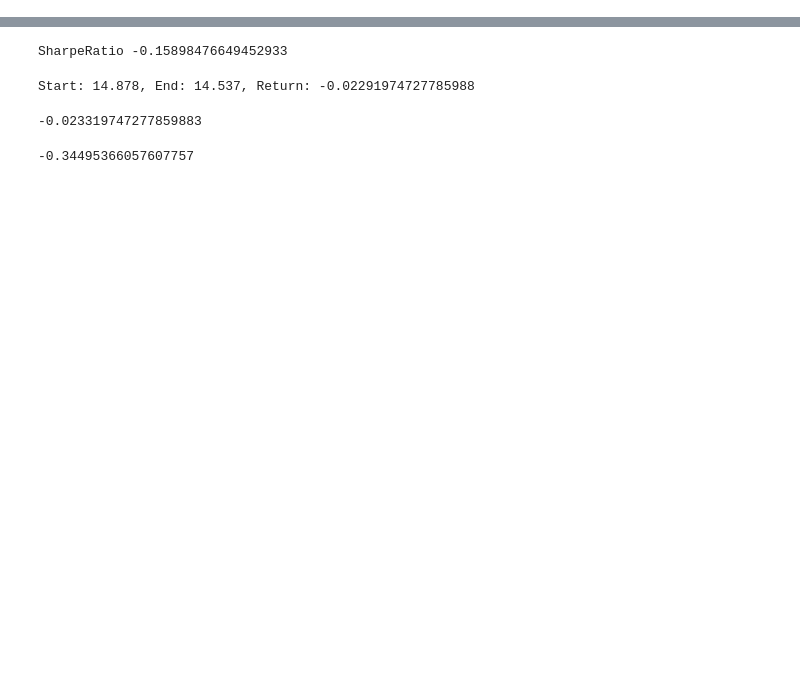
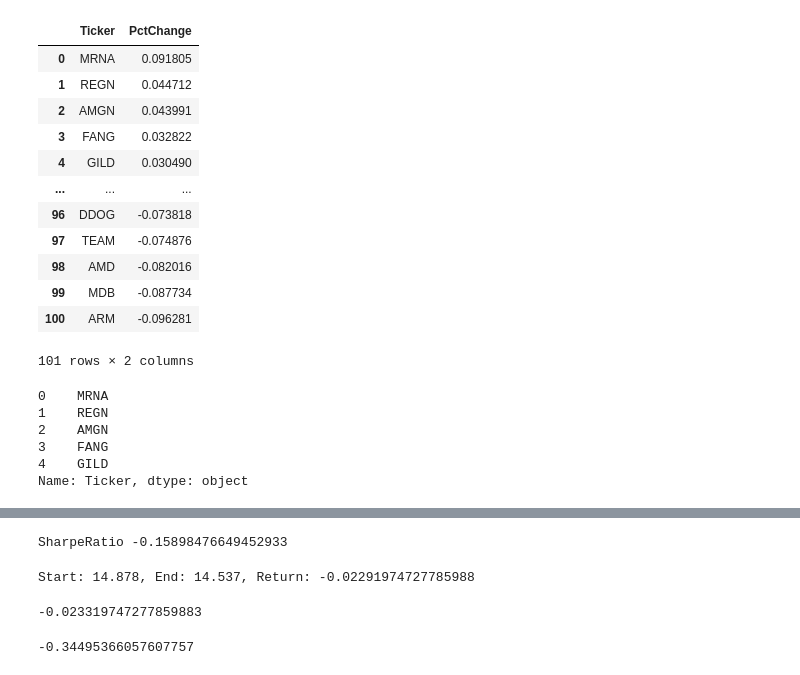
Before and after one commit to aKrishnan0817/TradingAlgos, a Jupyter notebook: Stock_Picker_Algo/NDX_AlgoTest.ipynb, the cells around one changed output, grey strips where cells are left out. Saved outputs shown, nothing was run; the diff lists cells and outputs as text; code cells hidden in the pictures; blank space fills up the shorter version.

```diff
--- a/Stock_Picker_Algo/NDX_AlgoTest.ipynb
+++ b/Stock_Picker_Algo/NDX_AlgoTest.ipynb
@@ -8,6 +26,33 @@ import plotly.express as px
 # %%
 longFlag =1
 shortFlag =1
+# %%
+PctChange = get_SortedPctChange("2024-01-04",3,debug=False)
+# %%
+PctChange
+# %% [output]
+|  | Ticker | PctChange |
+| 0 | MRNA | 0.091805 |
+| 1 | REGN | 0.044712 |
+| 2 | AMGN | 0.043991 |
+| 3 | FANG | 0.032822 |
+| 4 | GILD | 0.030490 |
+| ... | ... | ... |
+| 96 | DDOG | -0.073818 |
+| 97 | TEAM | -0.074876 |
+| 98 | AMD | -0.082016 |
+| 99 | MDB | -0.087734 |
+| 100 | ARM | -0.096281 |
+101 rows × 2 columns
+# %%
+PctChange[PctChange['PctChange'] >0.03]["Ticker"]
+# %% [output]
+0    MRNA
+1    REGN
+2    AMGN
+3    FANG
+4    GILD
+Name: Ticker, dtype: object
 # %%
 def pick_trade(TradeData,RunDate,NumStocks,stopLoss=-0.01,holdTime=0,TimeInput=5,debug=False,numDaysToCheckStopLoss=5):
     #Calculate pct change
```
Also changed, not shown: parts of 7 cells of this notebook, 2 other files.
